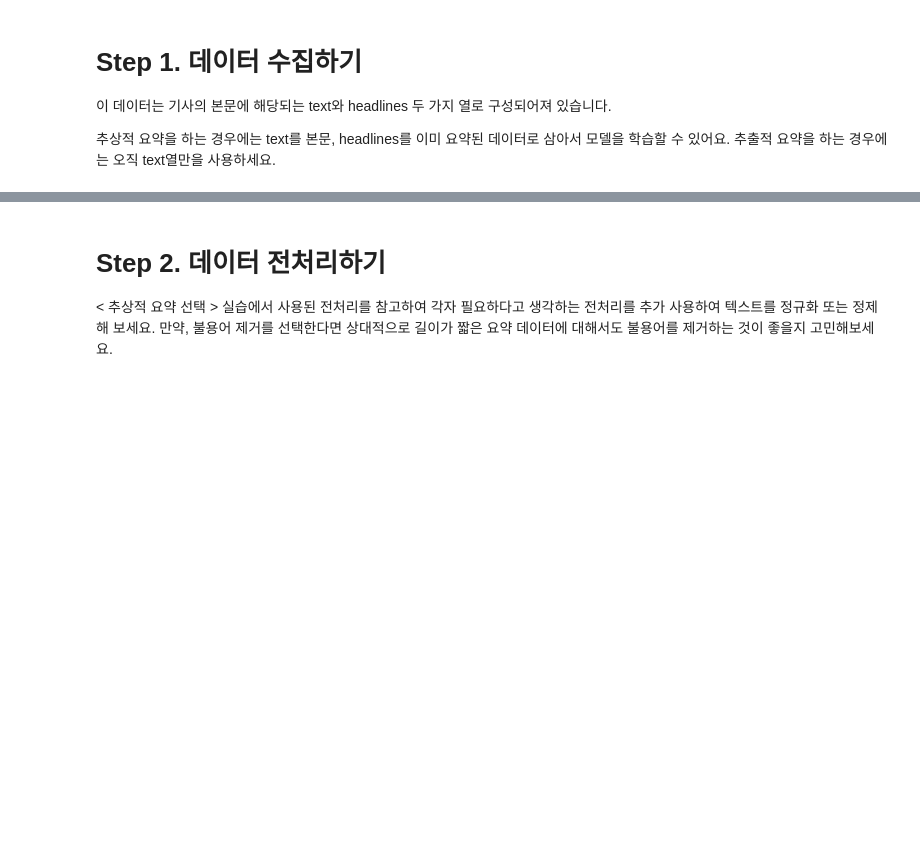
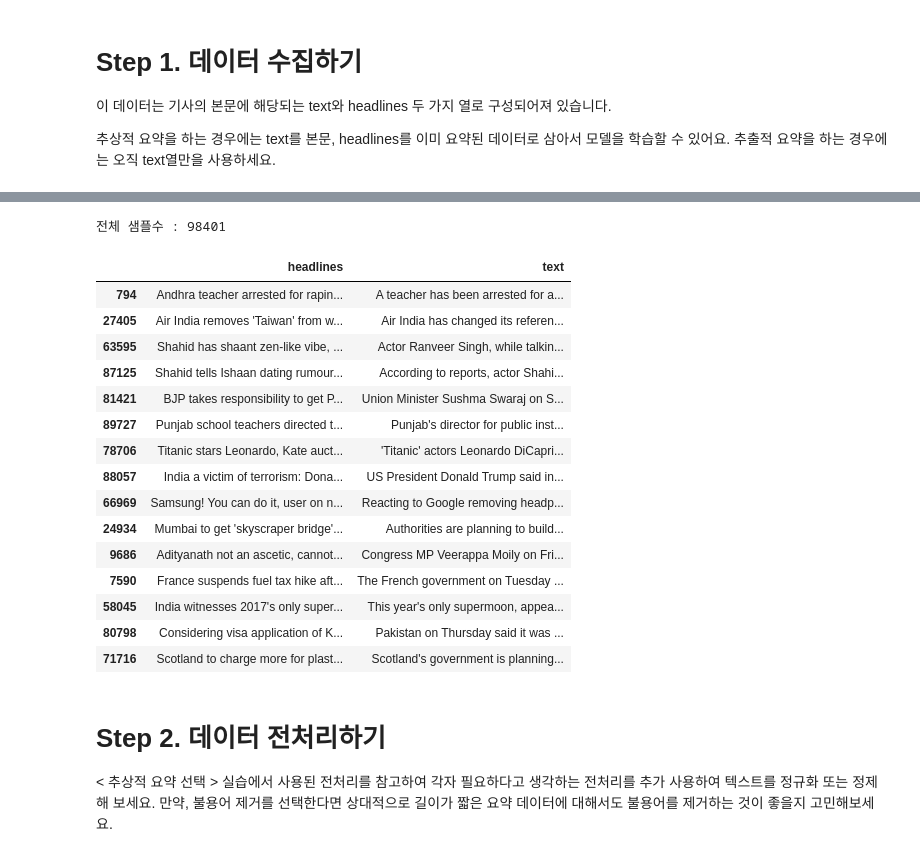
Before and after one commit to Acclesia/aiffel-project, a Jupyter notebook: [E-11] News_summary.ipynb, the cells around one changed output, grey strips where cells are left out. Saved outputs shown, nothing was run; the diff lists cells and outputs as text; code cells hidden in the pictures; blank space fills up the shorter version.

```diff
--- a/[E-11] News_summary.ipynb
+++ b/[E-11] News_summary.ipynb
@@ -11,0 +141,4 @@
+# %%
+import urllib.request
+urllib.request.urlretrieve("https://raw.githubusercontent.com/sunnysai12345/News_Summary/master/news_summary_more.csv", filename="news_summary_more.csv")
+data = pd.read_csv('news_summary_more.csv', encoding='iso-8859-1')
@@ -12,3 +159,33 @@
+# %%
+# 전체 샘플 수 확인
+print('전체 샘플수 :',(len(data)))
+# %% [output]
+전체 샘플수 : 98401
+# %%
+#필요한 칼럼만 남기기 TEXT 열의 내용을 요약한게 SUMMARY
+# 텍스트를 INPUT으로 받으면 요약을 예측하도록 모델 훈련
+data = data.replace('headlines','Text')
+data = data.replace('text','Summary')
+
+#랜덤한 15개 샘플 출력
+data.sample(15)
+# %% [output]
+|  | headlines | text |
+| 794 | Andhra teacher arrested for rapin... | A teacher has been arrested for a... |
+| 27405 | Air India removes 'Taiwan' from w... | Air India has changed its referen... |
+| 63595 | Shahid has shaant zen-like vibe, ... | Actor Ranveer Singh, while talkin... |
+| 87125 | Shahid tells Ishaan dating rumour... | According to reports, actor Shahi... |
+| 81421 | BJP takes responsibility to get P... | Union Minister Sushma Swaraj on S... |
+| 89727 | Punjab school teachers directed t... | Punjab's director for public inst... |
+| 78706 | Titanic stars Leonardo, Kate auct... | 'Titanic' actors Leonardo DiCapri... |
+| 88057 | India a victim of terrorism: Dona... | US President Donald Trump said in... |
+| 66969 | Samsung! You can do it, user on n... | Reacting to Google removing headp... |
+| 24934 | Mumbai to get 'skyscraper bridge'... | Authorities are planning to build... |
+| 9686 | Adityanath not an ascetic, cannot... | Congress MP Veerappa Moily on Fri... |
+| 7590 | France suspends fuel tax hike aft... | The French government on Tuesday ... |
+| 58045 | India witnesses 2017's only super... | This year's only supermoon, appea... |
+| 80798 | Considering visa application of K... | Pakistan on Thursday said it was ... |
+| 71716 | Scotland to charge more for plast... | Scotland's government is planning... |
 # %% [markdown]
 # Step 2. 데이터 전처리하기
 < 추상적 요약 선택 >
```
Also changed, not shown: parts of 96 cells of this notebook.
